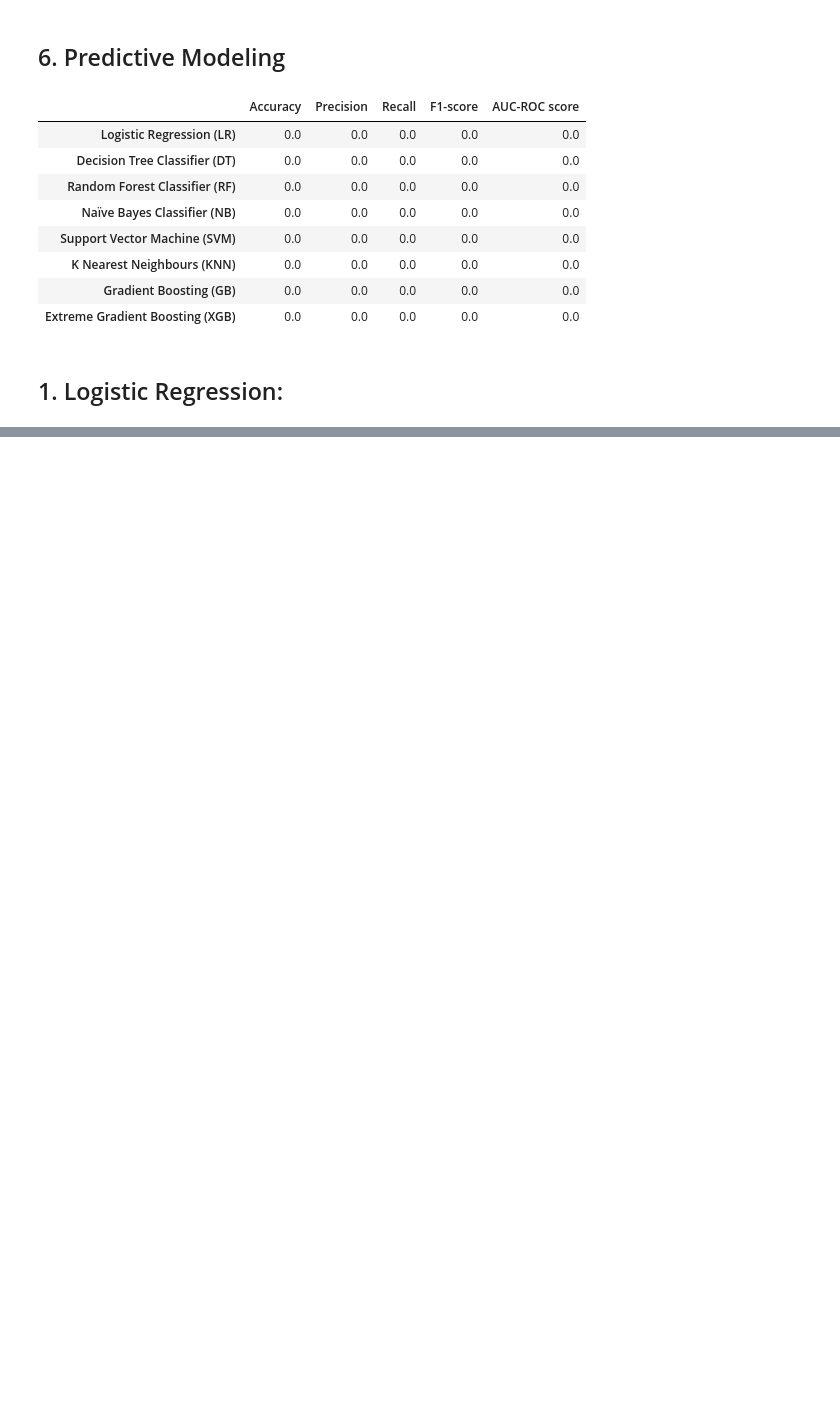
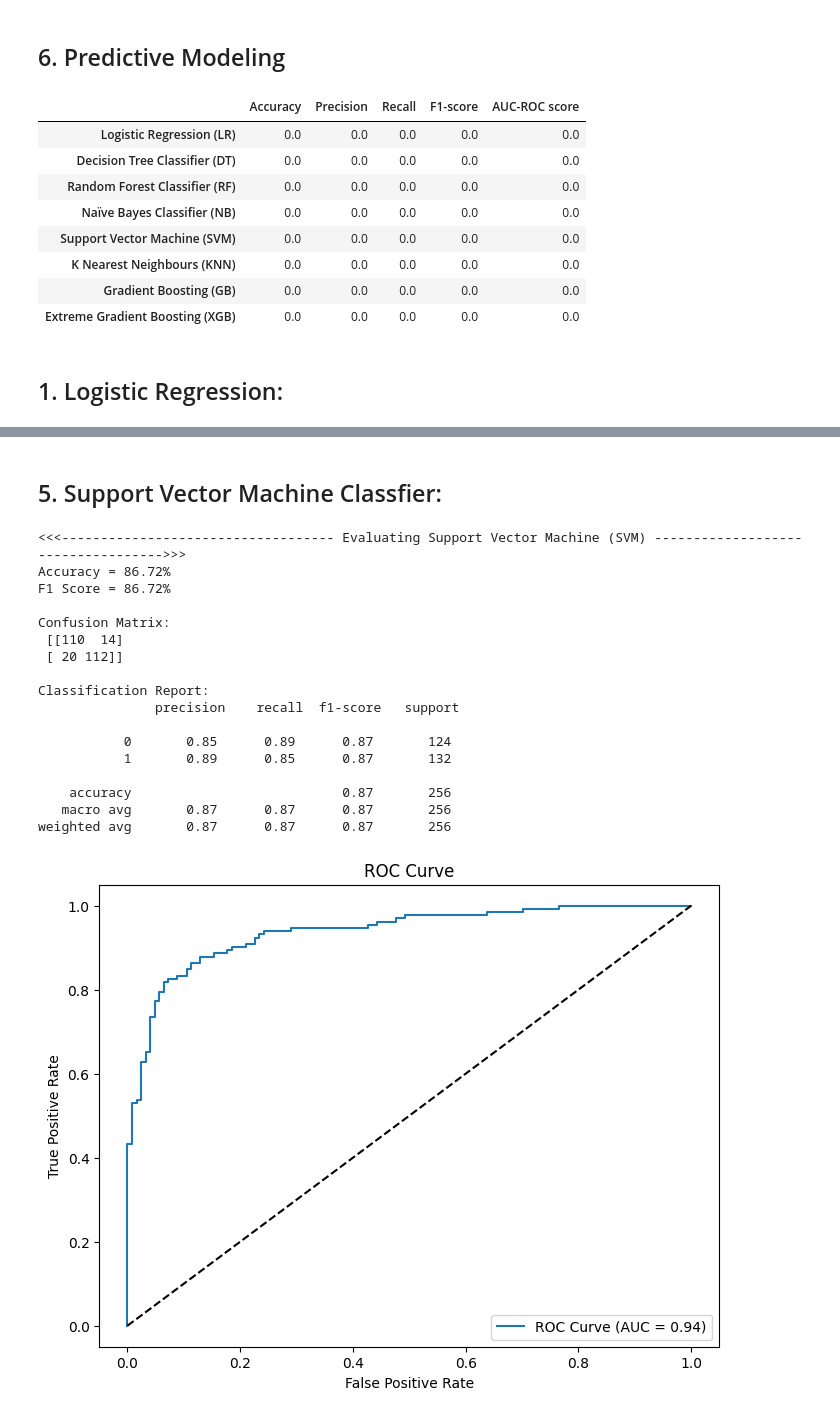
Before and after one commit to utkarshnaktode/insurance_claim_prediction, a Jupyter notebook: insurance_claim_prediction.ipynb, the cells around one changed output, grey strips where cells are left out. Cells and saved outputs as stored; diff of their text form; code cells hidden in the pictures; blank space fills up the shorter version.

```diff
--- a/insurance_claim_prediction.ipynb
+++ b/insurance_claim_prediction.ipynb
@@ -729,0 +932,39 @@ NameError: name 'auc_roc' is not defined
+# %% [markdown]
+## 5. Support Vector Machine Classfier:
+# %%
+# Building Support Vector Machine Classifier
+
+SVM_model = SVC(probability=True).fit(Train_X_std, Train_Y)
+
+svm_param = {"C": [.01, .1, 1, 5, 10, 100],
+             "gamma": [.01, .1, 1, 5, 10, 100],
+             "kernel": ["rbf"],
+             "random_state": [1]}
+
+cv = RepeatedStratifiedKFold(n_splits=10, n_repeats=3, random_state=1)
+
+RCV = RandomizedSearchCV(SVM_model, svm_param, n_iter=50, scoring='roc_auc', n_jobs=-1, cv=5, random_state=1)
+
+SVM = RCV.fit(Train_X_std, Train_Y).best_estimator_
+pred = SVM.predict(Test_X_std)
+pred_prob = SVM.predict_proba(Test_X_std)
+Classification_Summary(pred,pred_prob,4)
+# %% [output]
+<<<----------------------------------- Evaluating Support Vector Machine (SVM) ----------------------------------->>>
+Accuracy = 86.72%
+F1 Score = 86.72%
+
+Confusion Matrix:
+ [[110  14]
+ [ 20 112]]
+
+Classification Report:
+               precision    recall  f1-score   support
+
+           0       0.85      0.89      0.87       124
+           1       0.89      0.85      0.87       132
+
+    accuracy                           0.87       256
+   macro avg       0.87      0.87      0.87       256
+weighted avg       0.87      0.87      0.87       256
+[figure, added]
```
Also changed, not shown: parts of 25 cells of this notebook.
